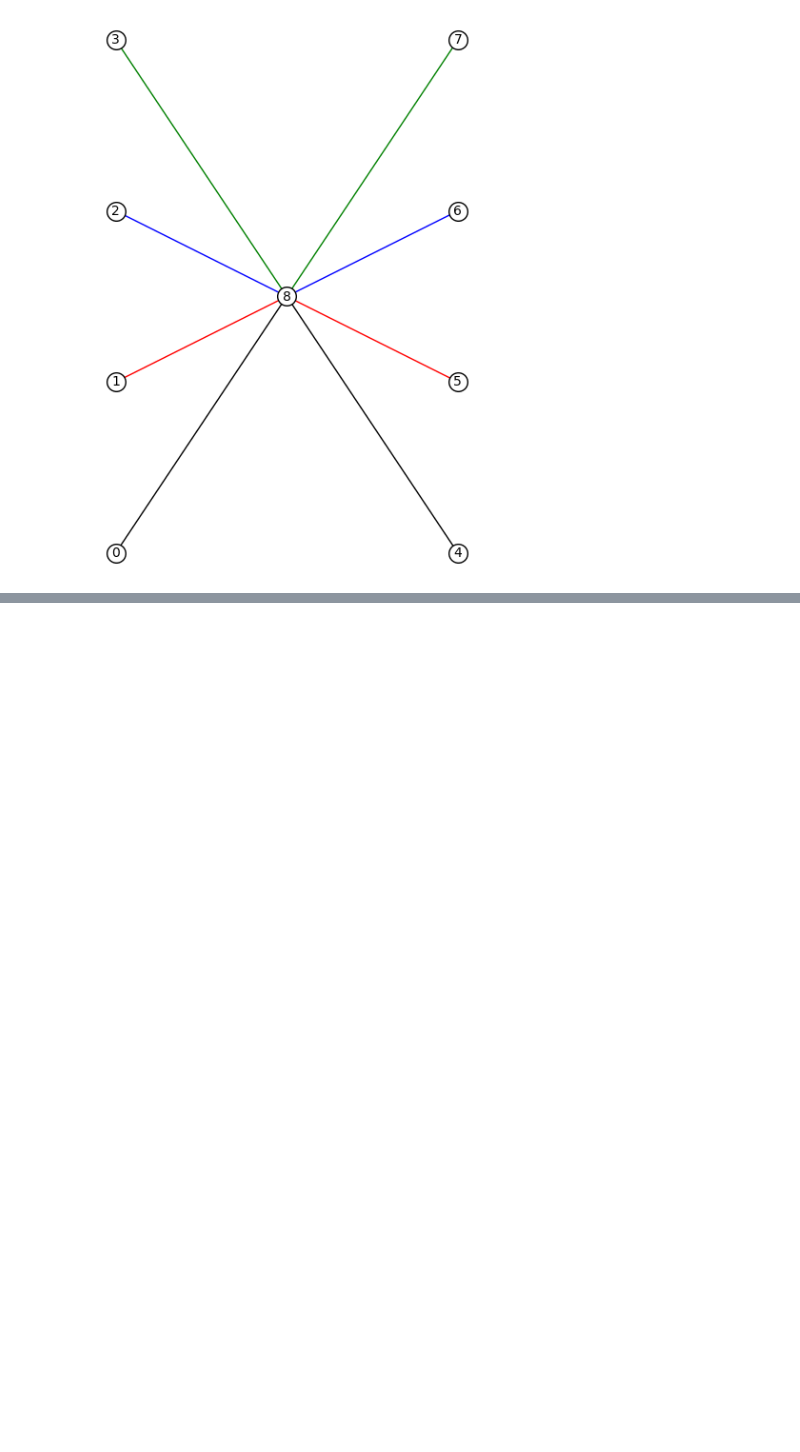
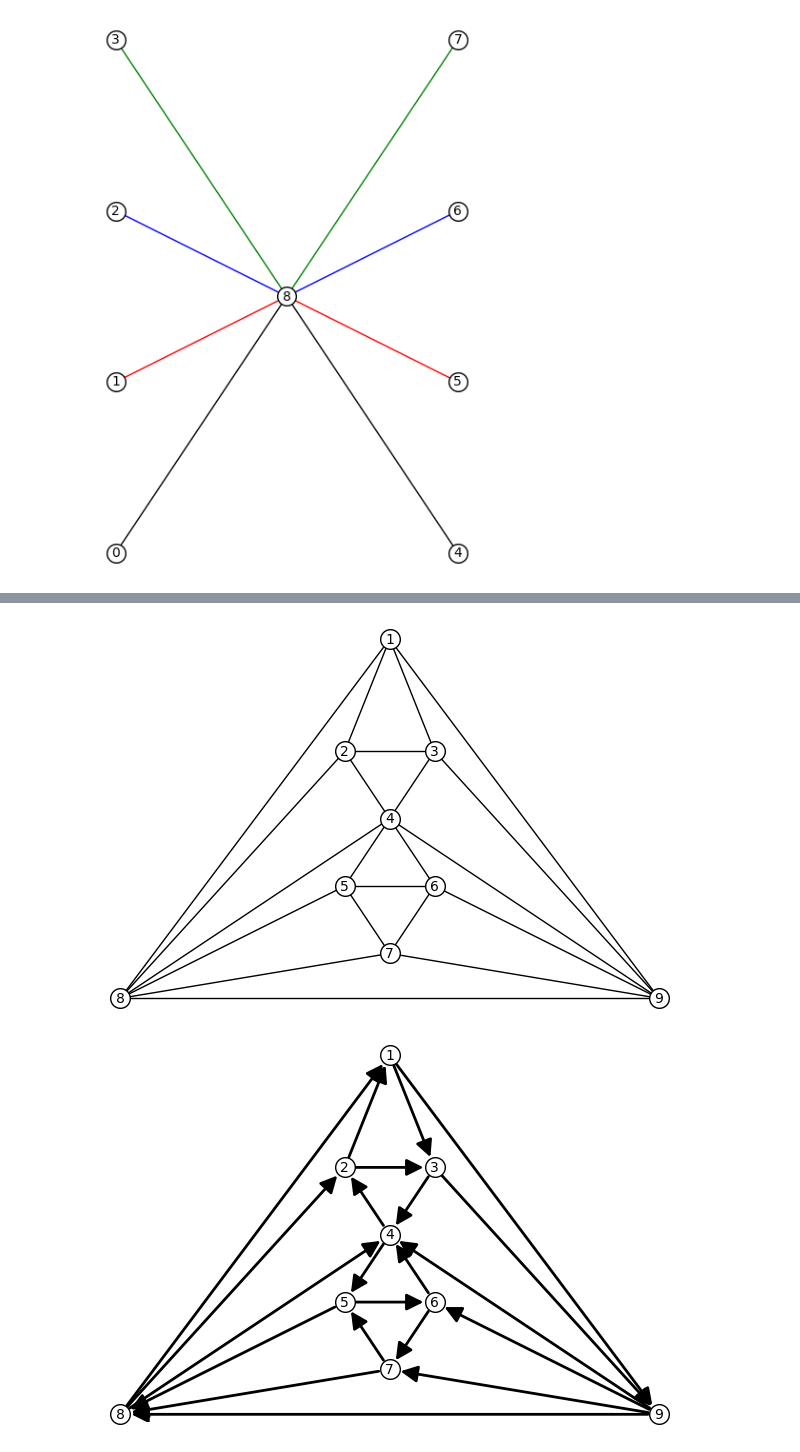
Before and after one commit to tarasyarema/orientations, a Jupyter notebook: tests.ipynb, the cells around one changed output, grey strips where cells are left out. Drawn from its saved outputs; the diff is of its cells as text; code cells hidden in the pictures; blank space fills up the shorter version.

```diff
--- a/tests.ipynb
+++ b/tests.ipynb
@@ -280,0 +289,49 @@ g.plot(**o).save('../presentation/img/7_2.png')
+# %%
+g = Graph({
+    1: [2, 3, 8, 9],
+    2: [3, 4, 8],
+    3: [4, 9],
+    4: [5, 6, 8, 9],
+    5: [6, 7, 8],
+    6: [7, 9],
+    7: [8, 9],
+    8: [9],
+})
+
+# Plot the vertices in pre-defined coordinated
+positions = {
+    1: [0, +2],
+    2: [-0.5, 0.75],
+    3: [+0.5, 0.75],
+    4: [0, 0],
+    5: [-0.5, -0.75],
+    6: [+0.5, -0.75],
+    7: [0, -1.5],
+    8: [-3, -2],
+    9: [+3, -2],
+}
+
+o = opts()
+o['layout'] = None
+o['pos'] = positions
+
+if show:
+    g.show(**o)
+g.plot(**o).save('../presentation/img/9_1.png')
+
+# This may take a few seconds (~7s)
+oris = list(k_orientations_iterator(g, 2))
+
+for i, ori in enumerate(oris[:3]):
+    o = opts(ori)
+
+    o['layout'] = None
+    o['pos'] = positions
+
+    if show:
+        ori.show(**o)
+
+    ori.plot(**o).save(f'../presentation/img/9_{2+i}.png')
+# %% [output]
+[figure, added]
+[figure, added]
```
Also changed, not shown: parts of 3 cells of this notebook.
